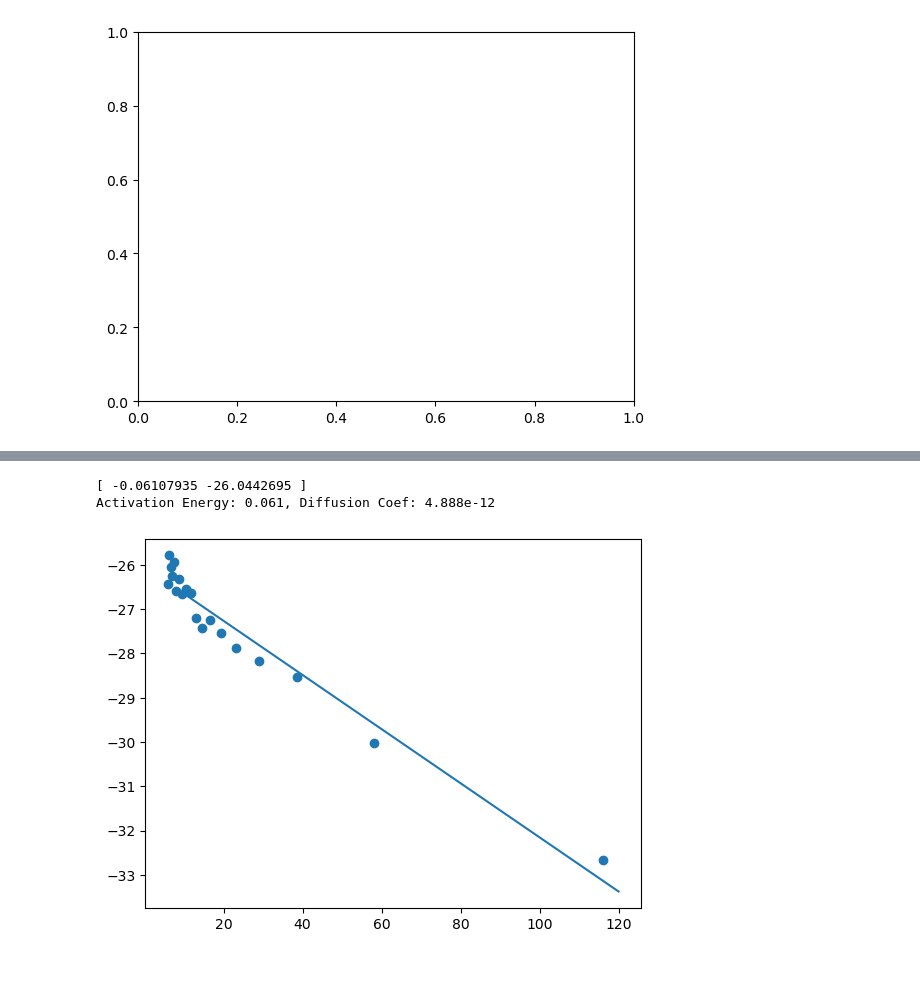
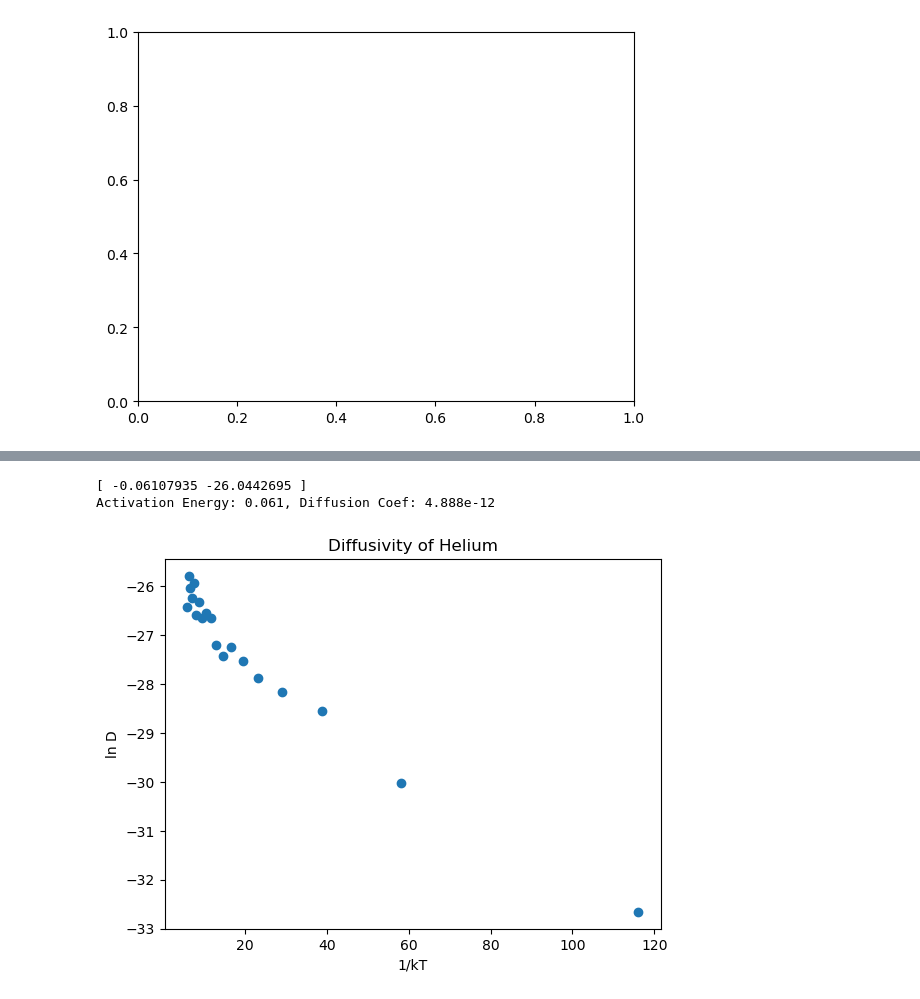
Before and after one commit to Samanyu-T/Lammps_MD, a Jupyter notebook: Jupyter_Notebooks/Cascade_Analysis.ipynb, the cells around one changed output, grey strips where cells are left out. Saved outputs shown, nothing was run; the diff lists cells and outputs as text; code cells hidden in the pictures; blank space fills up the shorter version.

```diff
--- a/Jupyter_Notebooks/Cascade_Analysis.ipynb
+++ b/Jupyter_Notebooks/Cascade_Analysis.ipynb
@@ -197,35 +195,41 @@ data = np.array([[100.0, 6.551919093401853e-07],
 [1333.3333333333335, 0.0003736443385341574],
 [1444.4444444444443, 0.00028357191944424533],
 [1555.5555555555557, 0.0005446033642734046],
 [1666.6666666666667, 0.00039915918444667886],
 [1777.7777777777778, 0.0004890675426050049],
 [1888.888888888889, 0.0006317062160623823],
 [2000.0, 0.00033432255123067267]
 ])
 
 data[:,1] *= 1e-8
 
 x = 1/(8.6173303e-5*data[:, 0])
 
 y = np.log(data[:,1])
 
 plt.scatter(x, y)
 
 fit = np.polyfit(x, y, deg =1 )
 
 x_plt = np.linspace(10, 120, 100)
 
 y_plt = np.polyval(fit, x_plt)
 
-plt.plot(x_plt, y_plt)
+# plt.plot(x_plt, y_plt)
 
 print(fit)
 
+plt.xlabel('1/kT')
+
+plt.ylabel('ln D')
+
+plt.title('Diffusivity of Helium')
+
 print('Activation Energy: %.3f, Diffusion Coef: %.3e' % (-fit[0], np.exp(fit[1])))
 # %% [output]
 [ -0.06107935 -26.0442695 ]
 Activation Energy: 0.061, Diffusion Coef: 4.888e-12
-[figure, old version]
+[figure, new version]
 # %%
 pe = []
 var = []
```
Also changed, not shown: parts of 10 cells of this notebook, 12 other files.
